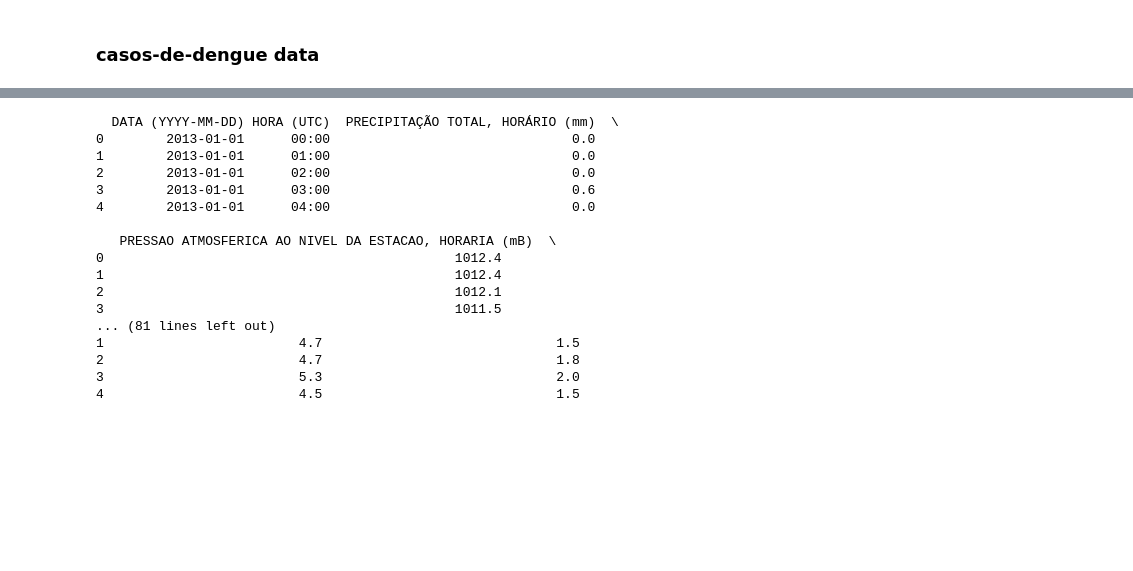
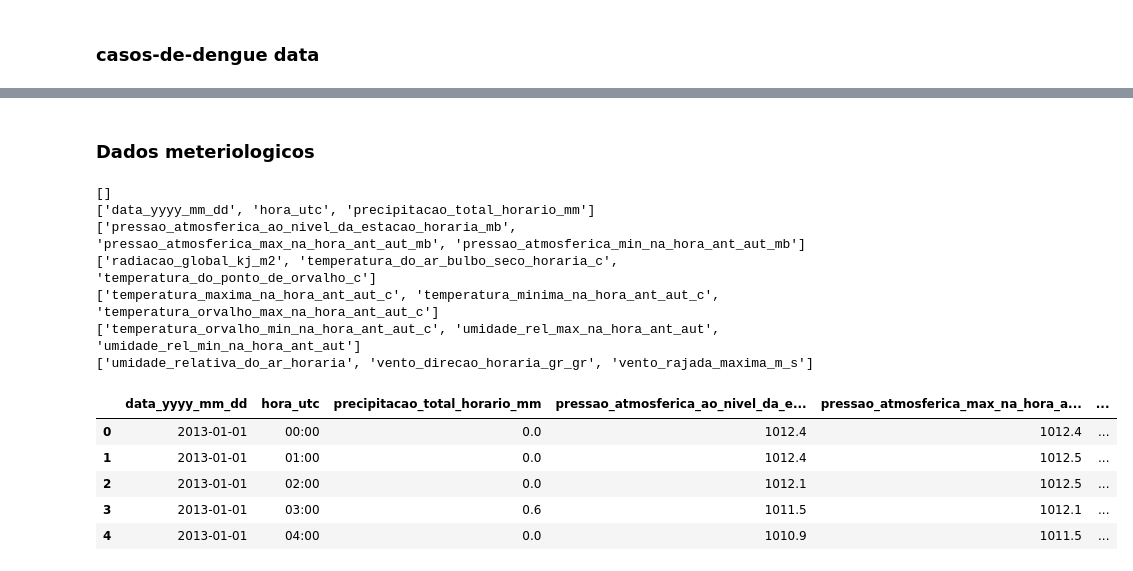
Before and after one commit to PedrocsGalindo/dengue_prediction, a Jupyter notebook: dengue_prediction/notebooks/data_visualizatoin.ipynb, the cells around one changed output, grey strips where cells are left out. Saved outputs shown, nothing was run; the diff lists cells and outputs as text; code cells hidden in the pictures; blank space fills up the shorter version.

Commit message:
feat/data visualization and treat

```diff
--- a/dengue_prediction/notebooks/data_visualizatoin.ipynb
+++ b/dengue_prediction/notebooks/data_visualizatoin.ipynb
@@ -34,24 +118,25 @@ print(cs_dengue_2013.head())
+# %% [markdown]
+### Dados meteriologicos
 # %%
 weather_dir = data_dir / "weather_data"
 weather_dir_2013 = weather_dir / "2013" / "INMET_NE_PE_A301_RECIFE_01-01-2013_A_31-12-2013.csv"
 weather_2013 = pd.read_csv(weather_dir_2013, sep=";", encoding="latin1", skiprows=8, decimal=",")
 weather_2013 = weather_2013.dropna(axis=1, how="all")
-print(weather_2013.head())
+
+weather_2013.columns = [normalize_column(col) for col in weather_2013.columns]
+show_columns(df=weather_2013, n_range=3)
+weather_2013.head()
 # %% [output]
-  DATA (YYYY-MM-DD) HORA (UTC)  PRECIPITAÇÃO TOTAL, HORÁRIO (mm)  \
-0        2013-01-01      00:00                               0.0
-1        2013-01-01      01:00                               0.0
-2        2013-01-01      02:00                               0.0
-3        2013-01-01      03:00                               0.6
-4        2013-01-01      04:00                               0.0
-
-   PRESSAO ATMOSFERICA AO NIVEL DA ESTACAO, HORARIA (mB)  \
-0                                             1012.4
-1                                             1012.4
-2                                             1012.1
-3                                             1011.5
-... (81 lines left out)
-1                         4.7                              1.5
-2                         4.7                              1.8
-3                         5.3                              2.0
-4                         4.5                              1.5
+[]
+['data_yyyy_mm_dd', 'hora_utc', 'precipitacao_total_horario_mm']
+['pressao_atmosferica_ao_nivel_da_estacao_horaria_mb', 'pressao_atmosferica_max_na_hora_ant_aut_mb', 'pressao_atmosferica_min_na_hora_ant_aut_mb']
+['radiacao_global_kj_m2', 'temperatura_do_ar_bulbo_seco_horaria_c', 'temperatura_do_ponto_de_orvalho_c']
+['temperatura_maxima_na_hora_ant_aut_c', 'temperatura_minima_na_hora_ant_aut_c', 'temperatura_orvalho_max_na_hora_ant_aut_c']
+['temperatura_orvalho_min_na_hora_ant_aut_c', 'umidade_rel_max_na_hora_ant_aut', 'umidade_rel_min_na_hora_ant_aut']
+['umidade_relativa_do_ar_horaria', 'vento_direcao_horaria_gr_gr', 'vento_rajada_maxima_m_s']
+|  | data_yyyy_mm_dd | hora_utc | precipitacao_total_horario_mm | pressao_atmosferica_ao_nivel_da_e... | pressao_atmosferica_max_na_hora_a... | ... |
+| 0 | 2013-01-01 | 00:00 | 0.0 | 1012.4 | 1012.4 | ... |
+| 1 | 2013-01-01 | 01:00 | 0.0 | 1012.4 | 1012.5 | ... |
+| 2 | 2013-01-01 | 02:00 | 0.0 | 1012.1 | 1012.5 | ... |
+| 3 | 2013-01-01 | 03:00 | 0.6 | 1011.5 | 1012.1 | ... |
+| 4 | 2013-01-01 | 04:00 | 0.0 | 1010.9 | 1011.5 | ... |
```
Also changed, not shown: parts of 4 cells of this notebook.
